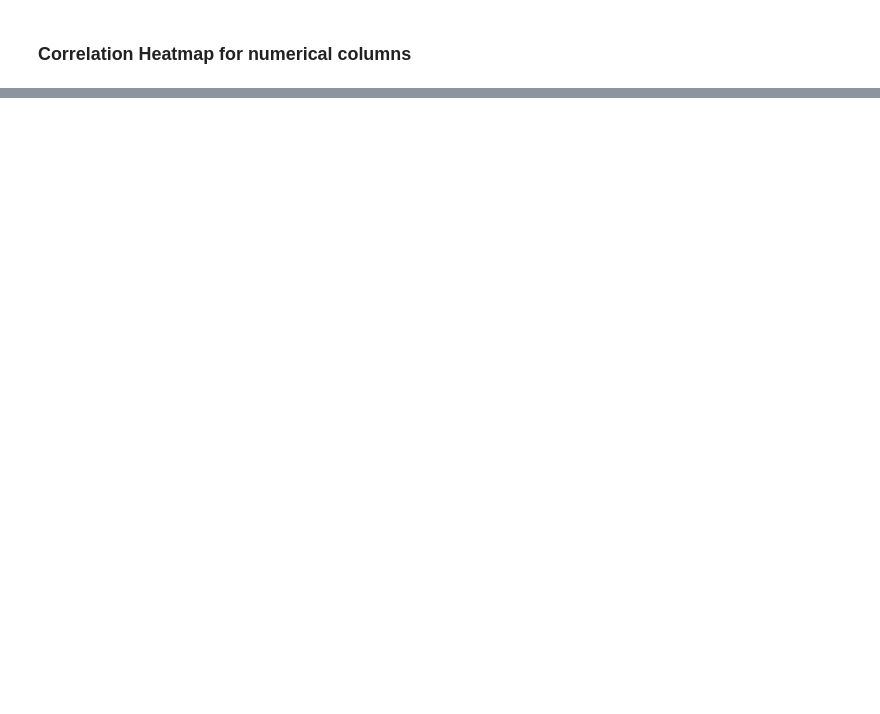
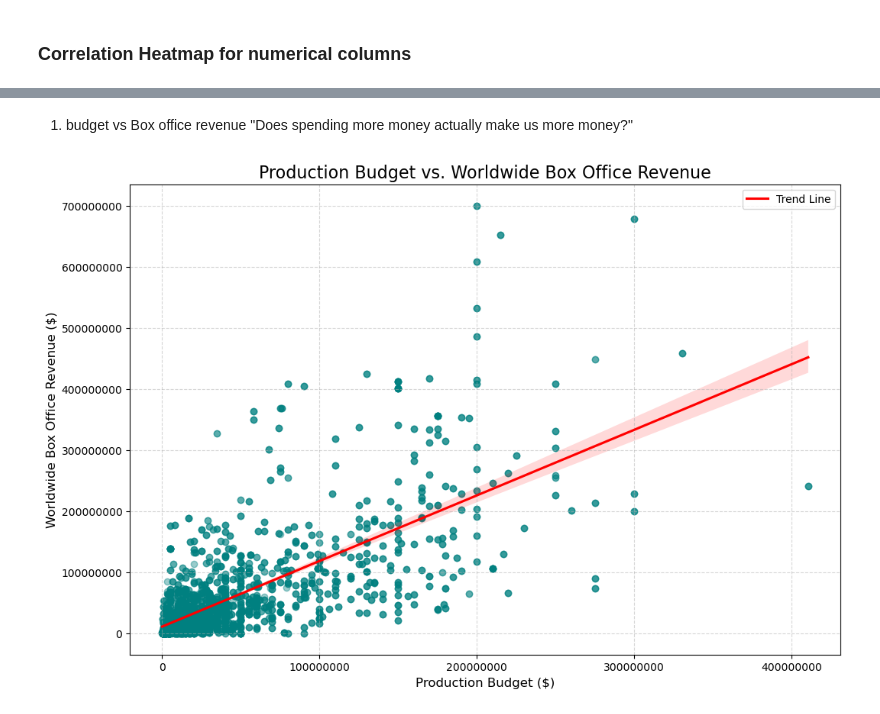
Before and after one commit to Marian-amo/Box-Office-Market-Analysis, a Jupyter notebook: index.ipynb, the cells around one changed output, grey strips where cells are left out. Cells and saved outputs as stored; diff of their text form; code cells hidden in the pictures; blank space fills up the shorter version.

```diff
--- a/index.ipynb
+++ b/index.ipynb
@@ -576,0 +614,31 @@ plt.show()
+# %% [markdown]
+1. budget vs Box office revenue
+"Does spending more money actually make us more money?"
+# %%
+# Create 'worldwide_gross' as the total box office revenue
+merged_df['worldwide_gross'] = merged_df['domestic_gross'] + merged_df['foreign_gross']
+
+plt.figure(figsize=(12, 8))
+
+# Scatter plot with a regression line
+sns.regplot(
+    data=merged_df,
+    x='production_budget',
+    y='domestic_gross',
+    scatter_kws={'alpha': 0.4, 'color': 'teal'},
+    line_kws={'color': 'red', 'label': 'Trend Line'}
+)
+
+# Formatting the labels for readability
+plt.title('Production Budget vs. Worldwide Box Office Revenue', fontsize=16)
+plt.xlabel('Production Budget ($)', fontsize=12)
+plt.ylabel('Worldwide Box Office Revenue ($)', fontsize=12)
+
+# Use scientific notation formatting to make the axis labels cleaner
+plt.ticklabel_format(style='plain', axis='both')
+
+plt.grid(True, linestyle='--', alpha=0.5)
+plt.legend()
+plt.show()
+# %% [output]
+[figure, added]
```
Also changed, not shown: parts of 27 cells of this notebook.
